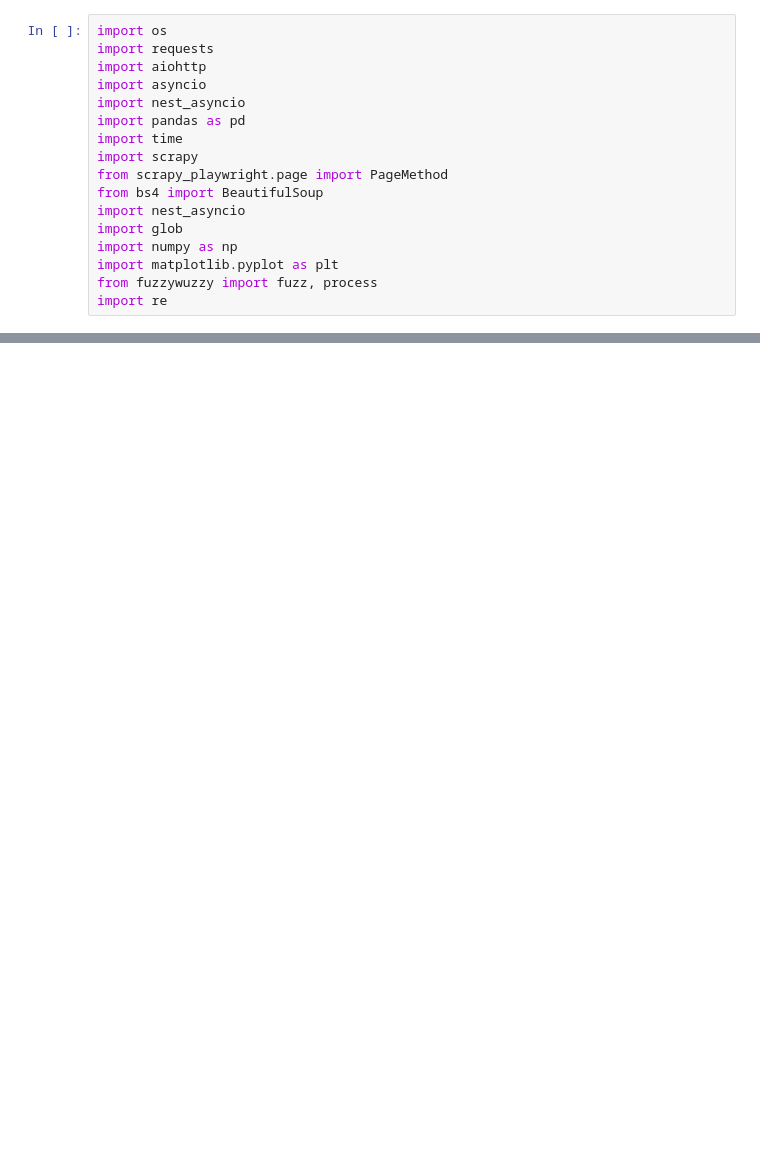
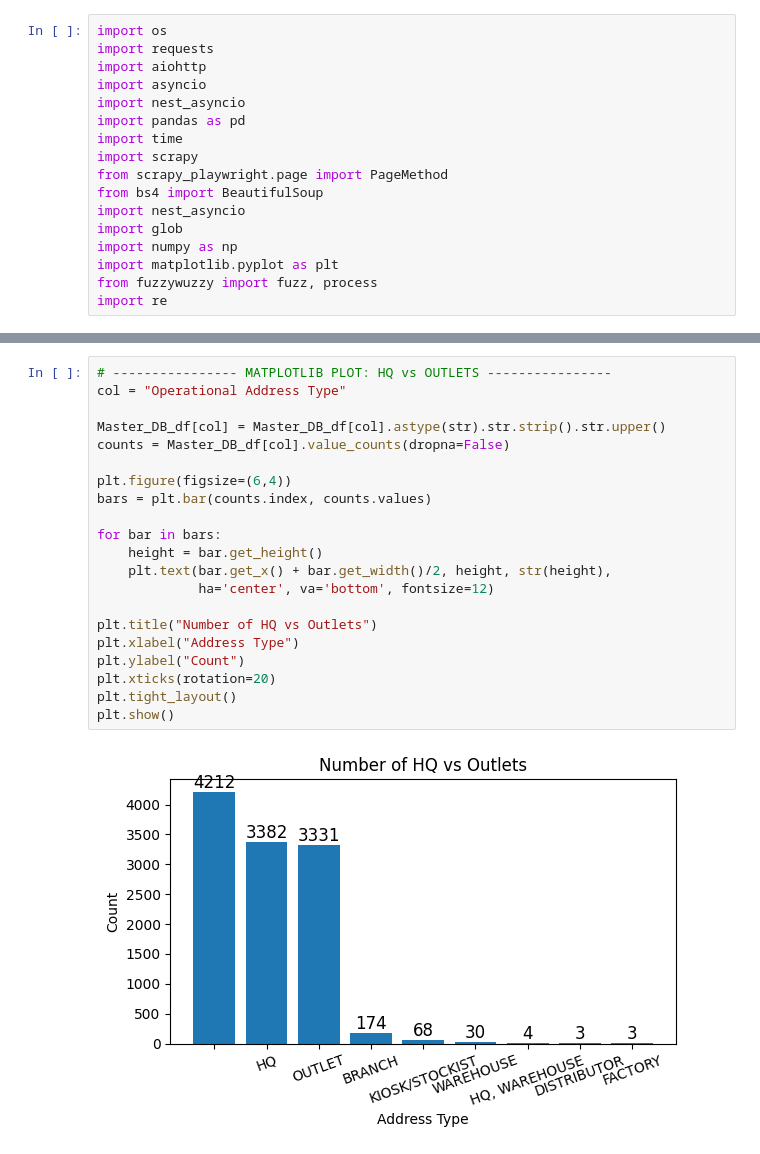
Before and after one commit to AzlieJohari57/Leads_Generation_Pipeline, a Jupyter notebook: test_2.ipynb, the cells around one changed output, grey strips where cells are left out. Drawn from its saved outputs; the diff is of its cells as text; blank space fills up the shorter version.

```diff
--- a/test_2.ipynb
+++ b/test_2.ipynb
@@ -917,0 +180,23 @@ Fresh_Leads_Nov11.to_excel("Fresh_Leads_Nov11.xlsx", index=False)
+# %%
+# ---------------- MATPLOTLIB PLOT: HQ vs OUTLETS ----------------
+col = "Operational Address Type"
+
+Master_DB_df[col] = Master_DB_df[col].astype(str).str.strip().str.upper()
+counts = Master_DB_df[col].value_counts(dropna=False)
+
+plt.figure(figsize=(6,4))
+bars = plt.bar(counts.index, counts.values)
+
+for bar in bars:
+    height = bar.get_height()
+    plt.text(bar.get_x() + bar.get_width()/2, height, str(height),
+             ha='center', va='bottom', fontsize=12)
+
+plt.title("Number of HQ vs Outlets")
+plt.xlabel("Address Type")
+plt.ylabel("Count")
+plt.xticks(rotation=20)
+plt.tight_layout()
+plt.show()
+# %% [output]
+[figure, added]
```
Also changed, not shown: parts of 20 cells of this notebook, 37 other files.
